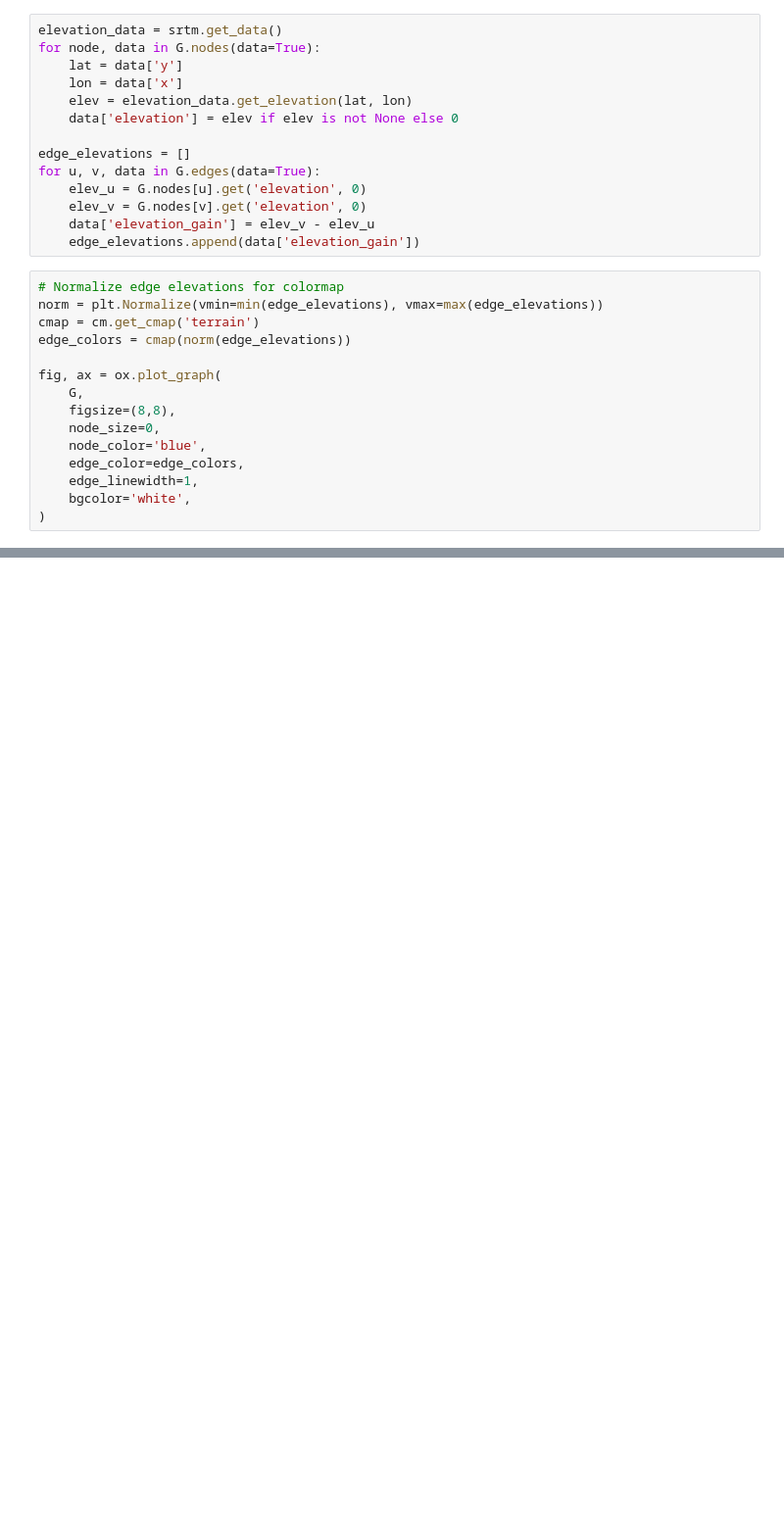
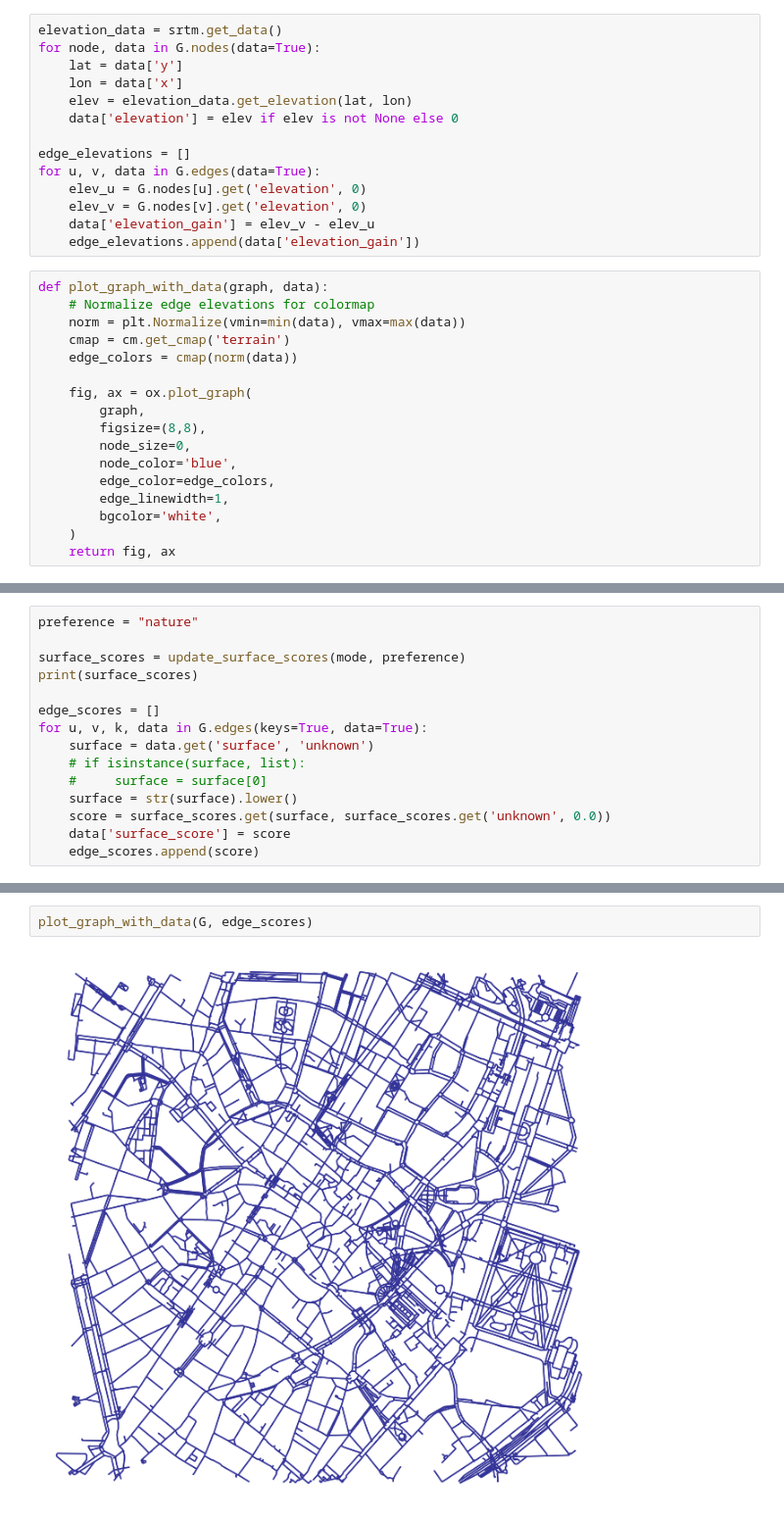
Before and after one commit to lohenrotte/findyourway, a Jupyter notebook: src/main.ipynb, the cells around one changed output, grey strips where cells are left out. Shown at 98% size. Saved outputs shown, nothing was run; the diff lists cells and outputs as text; blank space fills up the shorter version.

Commit message:
first scores calculation

```diff
--- a/src/main.ipynb
+++ b/src/main.ipynb
@@ -30,17 +38,19 @@ for u, v, data in G.edges(data=True):
     data['elevation_gain'] = elev_v - elev_u
     edge_elevations.append(data['elevation_gain'])
 # %%
-# Normalize edge elevations for colormap
-norm = plt.Normalize(vmin=min(edge_elevations), vmax=max(edge_elevations))
-cmap = cm.get_cmap('terrain')
-edge_colors = cmap(norm(edge_elevations))
+def plot_graph_with_data(graph, data):
+    # Normalize edge elevations for colormap
+    norm = plt.Normalize(vmin=min(data), vmax=max(data))
+    cmap = cm.get_cmap('terrain')
+    edge_colors = cmap(norm(data))
 
-fig, ax = ox.plot_graph(
-    G,
-    figsize=(8,8),
-    node_size=0,
-    node_color='blue',
-    edge_color=edge_colors,
-    edge_linewidth=1,
-    bgcolor='white',
-)
+    fig, ax = ox.plot_graph(
+        graph,
+        figsize=(8,8),
+        node_size=0,
+        node_color='blue',
+        edge_color=edge_colors,
+        edge_linewidth=1,
+        bgcolor='white',
+    )
+    return fig, ax
@@ -48,0 +154,15 @@ fig, ax = ox.plot_graph(
+# %%
+preference = "nature"
+
+surface_scores = update_surface_scores(mode, preference)
+print(surface_scores)
+
+edge_scores = []
+for u, v, k, data in G.edges(keys=True, data=True):
+    surface = data.get('surface', 'unknown')
+    # if isinstance(surface, list):
+    #     surface = surface[0]
+    surface = str(surface).lower()
+    score = surface_scores.get(surface, surface_scores.get('unknown', 0.0))
+    data['surface_score'] = score
+    edge_scores.append(score)
@@ -48,0 +171,4 @@ fig, ax = ox.plot_graph(
+# %%
+plot_graph_with_data(G, edge_scores)
+# %% [output]
+[figure, added]
```
Also changed, not shown: parts of 11 cells of this notebook, 1 other file.
